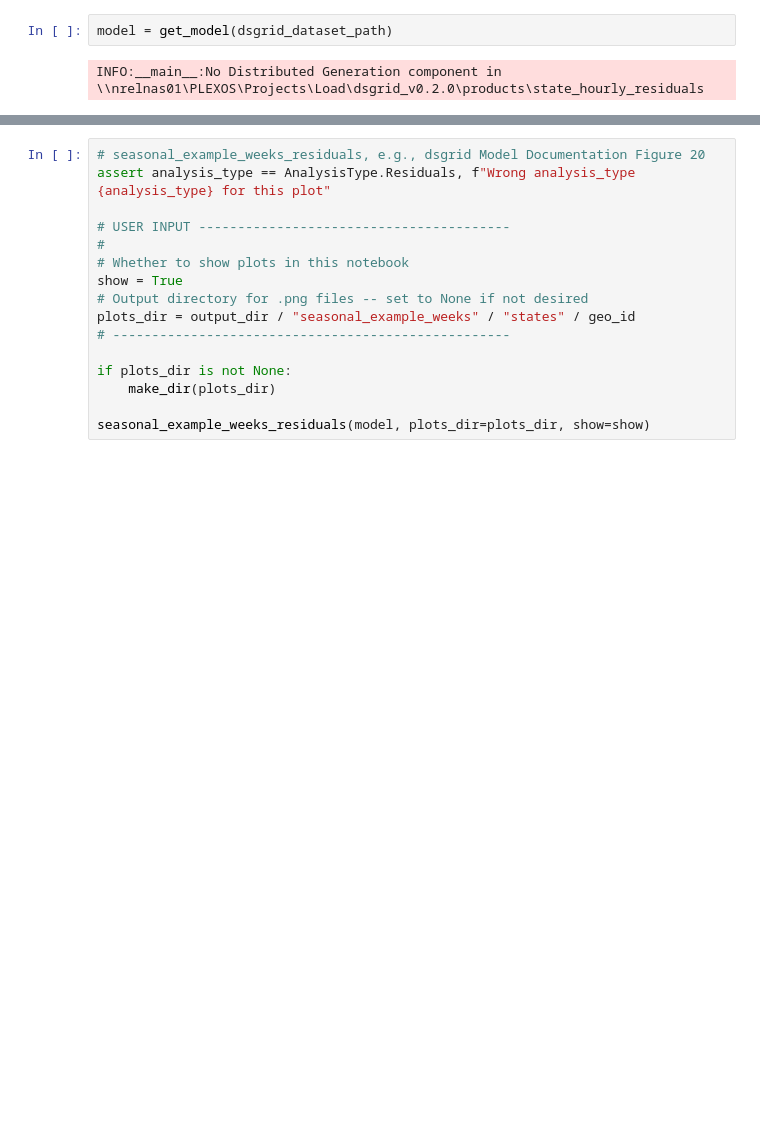
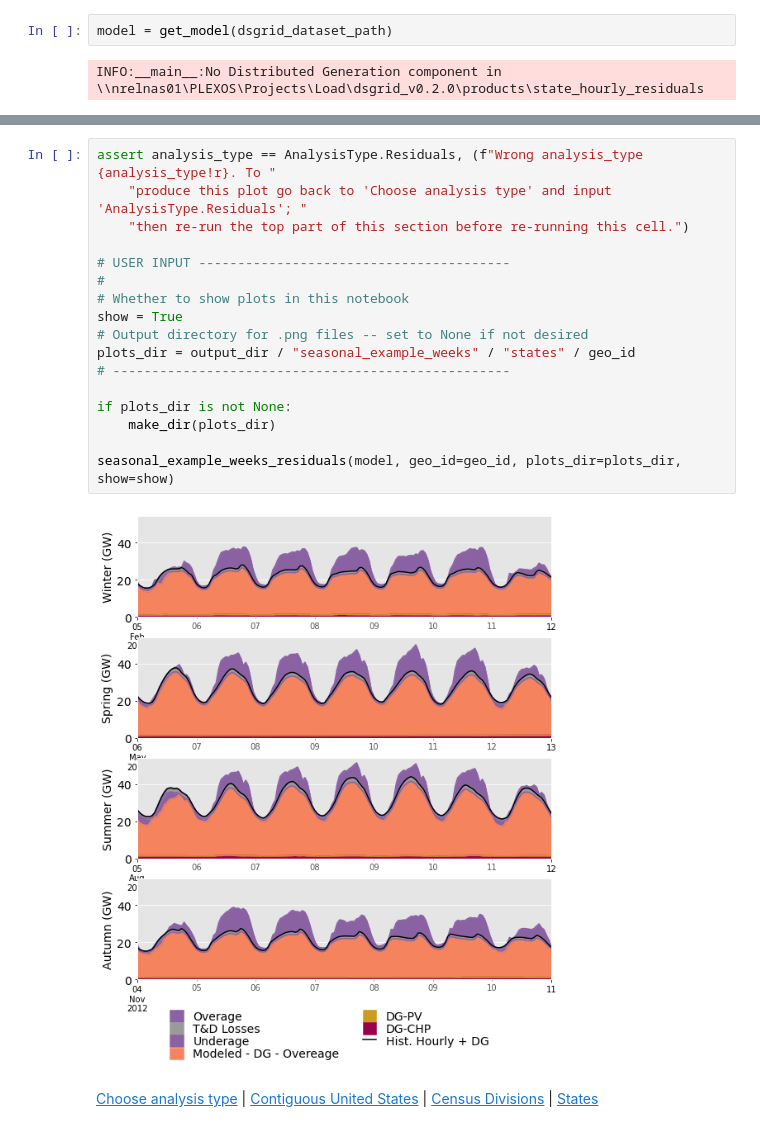
Before and after one commit to dsgrid/dsgrid-legacy-efs-api, a Jupyter notebook: notebooks/Visualize dsgrid model.ipynb, the cells around one changed output, grey strips where cells are left out. Drawn from its saved outputs; the diff is of its cells as text; blank space fills up the shorter version.

```diff
--- a/notebooks/Visualize dsgrid model.ipynb
+++ b/notebooks/Visualize dsgrid model.ipynb
@@ -968,16 +1147,21 @@ INFO:__main__:There is no data for VA in distributedpv_sectoral.dsg
 # %%
-# seasonal_example_weeks_residuals, e.g., dsgrid Model Documentation Figure 20
-assert analysis_type == AnalysisType.Residuals, f"Wrong analysis_type {analysis_type} for this plot"
+assert analysis_type == AnalysisType.Residuals, (f"Wrong analysis_type {analysis_type!r}. To "
+    "produce this plot go back to 'Choose analysis type' and input 'AnalysisType.Residuals'; "
+    "then re-run the top part of this section before re-running this cell.")
 
 # USER INPUT ----------------------------------------
 #
 # Whether to show plots in this notebook
 show = True
 # Output directory for .png files -- set to None if not desired
 plots_dir = output_dir / "seasonal_example_weeks" / "states" / geo_id
 # ---------------------------------------------------
 
 if plots_dir is not None:
     make_dir(plots_dir)
 
-seasonal_example_weeks_residuals(model, plots_dir=plots_dir, show=show)
+seasonal_example_weeks_residuals(model, geo_id=geo_id, plots_dir=plots_dir, show=show)
+# %% [output]
+[figure, added]
+# %% [markdown]
+[Choose analysis type](#Choose-analysis-type) | [Contiguous United States](#Contiguous-United-States) | [Census Divisions](#Census-Divisions) | [States](#States)
```
Also changed, not shown: parts of 50 cells of this notebook, 1 other file.
